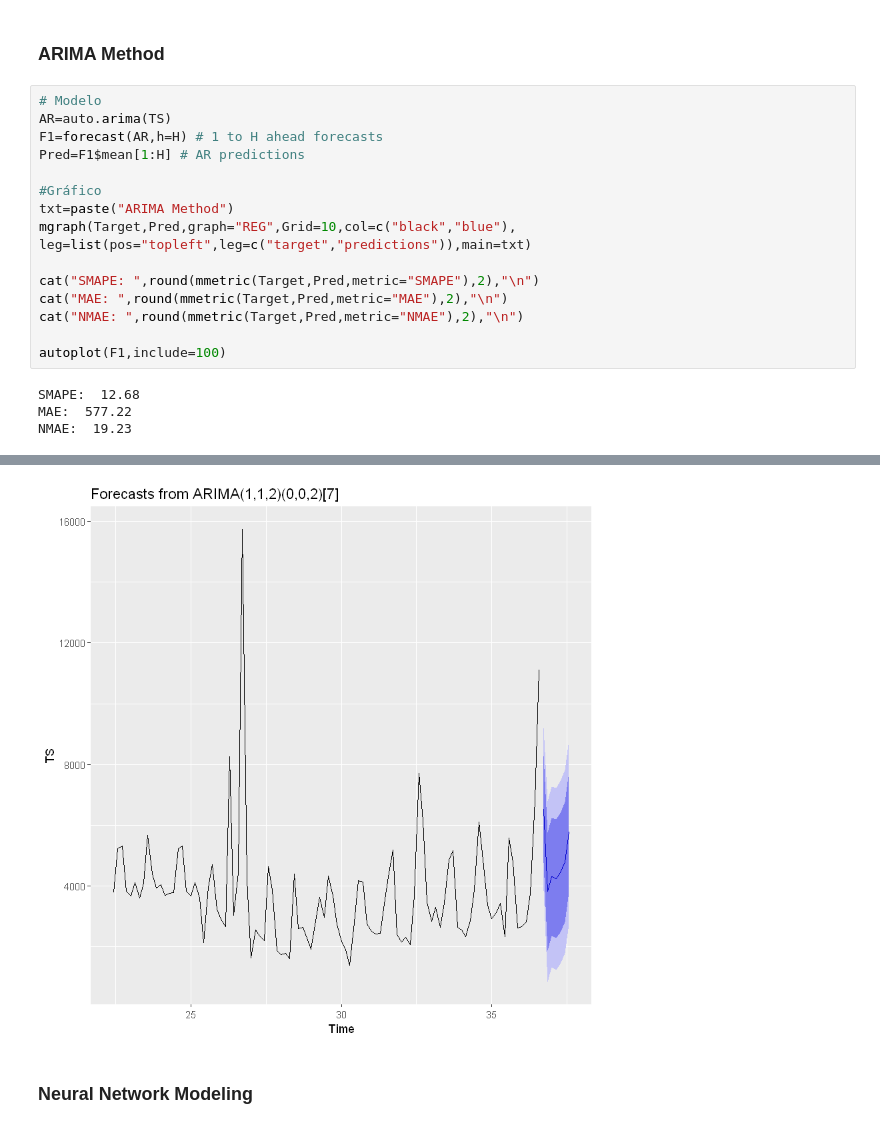
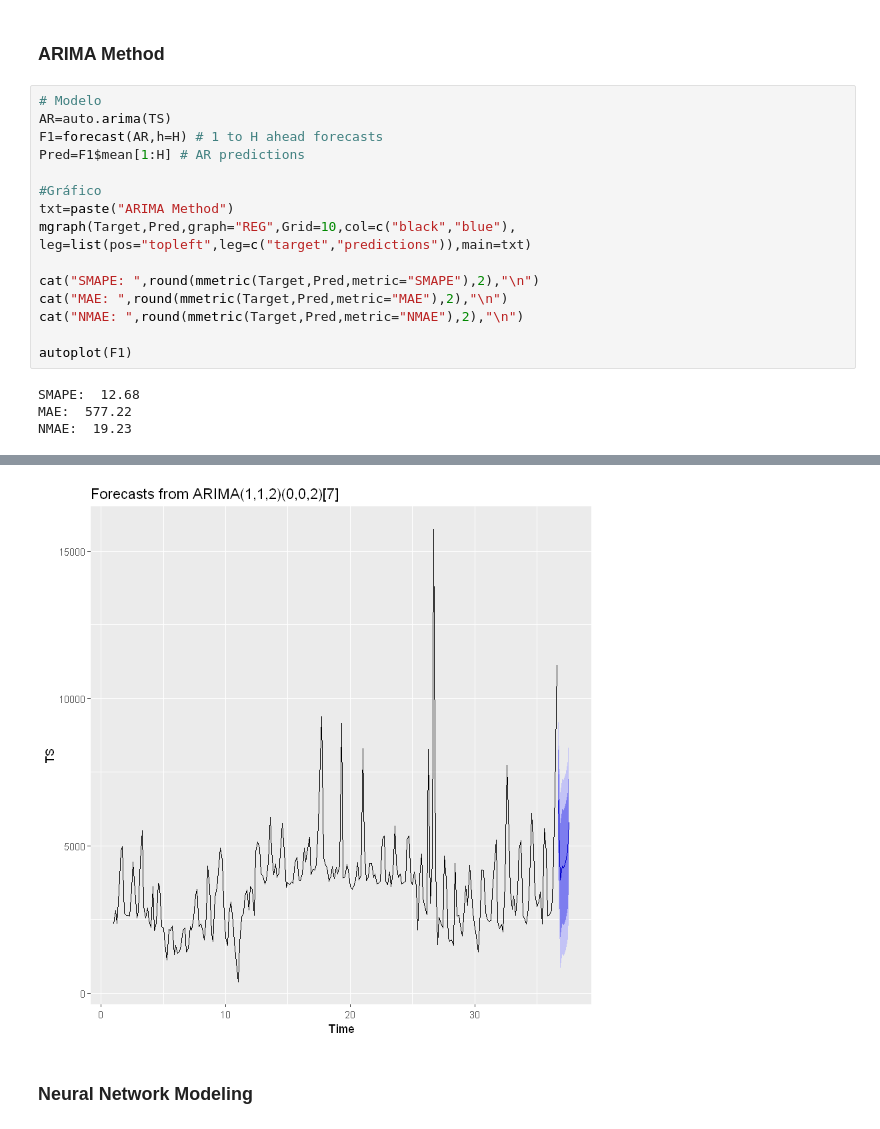
Before and after one commit to JoaoGuedes01/TIAPOSE_R_Data_Mining, a Jupyter notebook: Jupyter/Modeling (CRISP-DM).ipynb, the cells around one changed output, grey strips where cells are left out. Drawn from its saved outputs; the diff is of its cells as text.

```diff
--- a/Jupyter/Modeling (CRISP-DM).ipynb
+++ b/Jupyter/Modeling (CRISP-DM).ipynb
@@ -212,25 +220,25 @@ NMAE:  51.34
 # %%
 # Modelo
 AR=auto.arima(TS)
 F1=forecast(AR,h=H) # 1 to H ahead forecasts
 Pred=F1$mean[1:H] # AR predictions
 
 #Gráfico
 txt=paste("ARIMA Method")
 mgraph(Target,Pred,graph="REG",Grid=10,col=c("black","blue"),
 leg=list(pos="topleft",leg=c("target","predictions")),main=txt)
 
 cat("SMAPE: ",round(mmetric(Target,Pred,metric="SMAPE"),2),"\n")
 cat("MAE: ",round(mmetric(Target,Pred,metric="MAE"),2),"\n")
 cat("NMAE: ",round(mmetric(Target,Pred,metric="NMAE"),2),"\n")
 
-autoplot(F1,include=100)
+autoplot(F1)
 # %% [output]
 SMAPE:  12.68
 MAE:  577.22
 NMAE:  19.23
 [figure]
-[figure, old version]
+[figure, new version]
 # %% [markdown]
 ### Neural Network Modeling
 # %%
```
Also changed, not shown: parts of 12 cells of this notebook, 2 other files.
